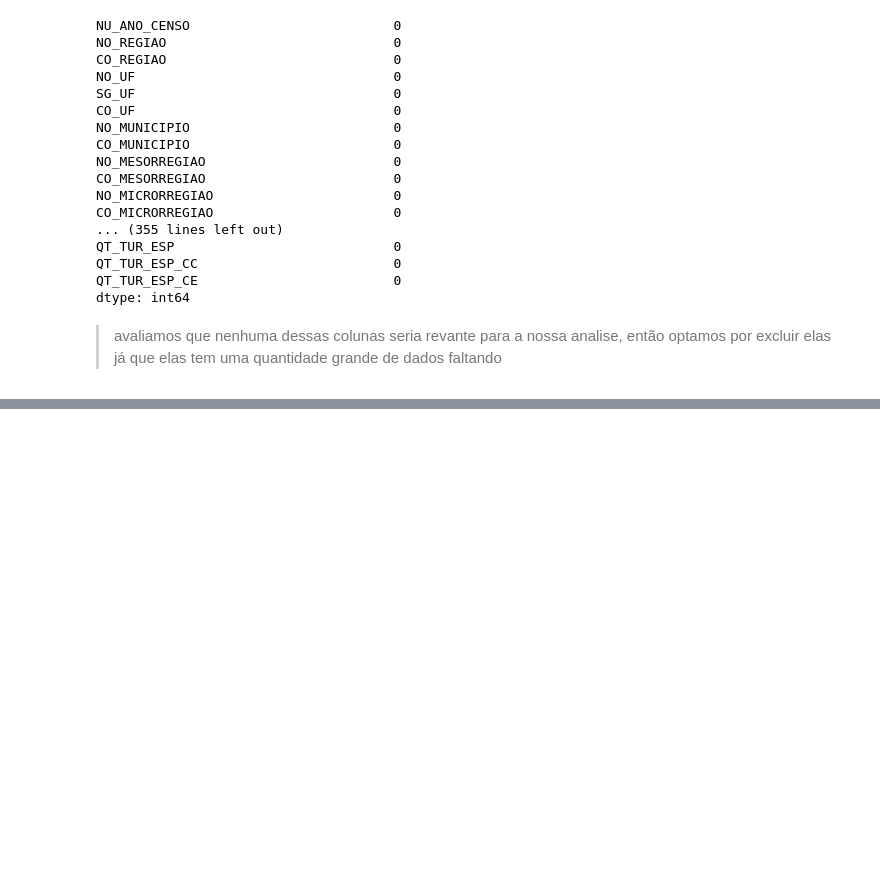
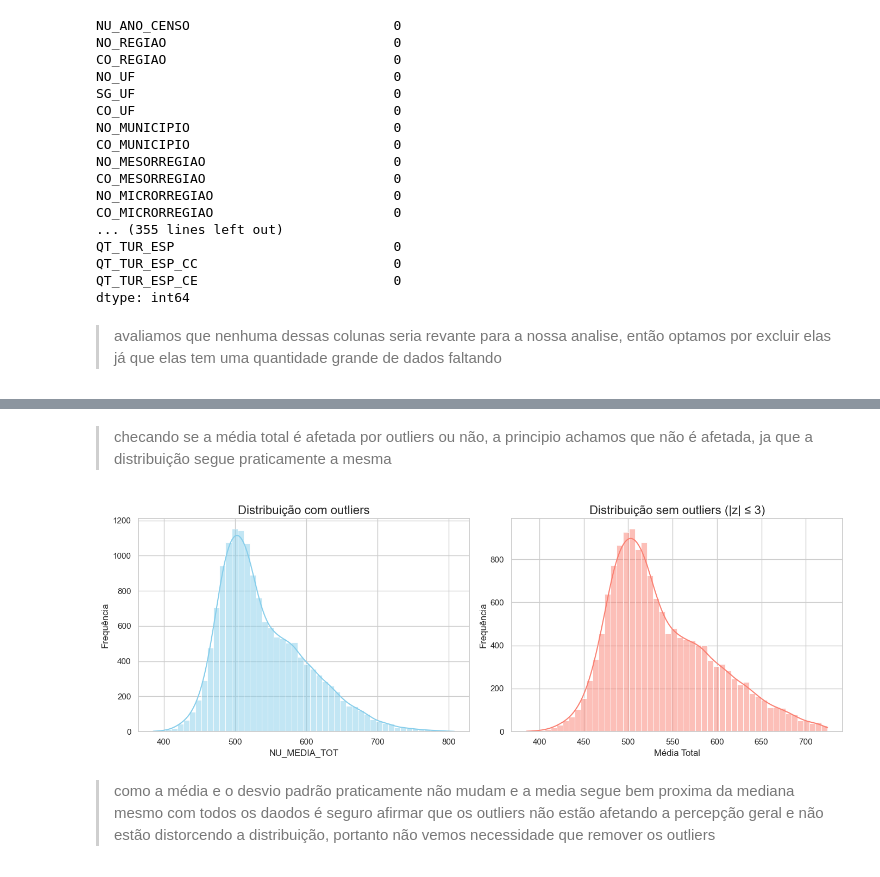
Before and after one commit to sofia-sartori/TF, a Jupyter notebook: analysis.ipynb, the cells around one changed output, grey strips where cells are left out. Saved outputs shown, nothing was run; the diff lists cells and outputs as text; code cells hidden in the pictures; blank space fills up the shorter version.

```diff
--- a/analysis.ipynb
+++ b/analysis.ipynb
@@ -265,0 +338,35 @@ df_censo.drop(axis=1,columns=columns_to_drop)
+# %% [markdown]
+> checando se a média total é afetada por outliers ou não, a principio achamos que não é afetada, ja que a distribuição segue praticamente a mesma
+# %%
+import seaborn as sns
+import matplotlib.pyplot as plt
+from sklearn.preprocessing import StandardScaler
+
+# --- Define limites para remoção de outliers com base no Z-score ---
+scaler = StandardScaler()
+df['Z_SCORE'] = scaler.fit_transform(df[['NU_MEDIA_TOT']])
+
+# Remove outliers com |z| > 3 na variável original
+df_sem_outliers = df[df['Z_SCORE'].abs() <= 3]
+
+# --- Plot: Histogramas lado a lado (sem normalização) ---
+fig, axes = plt.subplots(1, 2, figsize=(14, 5))
+
+# Com outliers
+sns.histplot(df['NU_MEDIA_TOT'], bins=50, kde=True, ax=axes[0], color='skyblue')
+axes[0].set_title('Distribuição com outliers', fontsize=16)
+axes[0].set_xlabel('NU_MEDIA_TOT')
+axes[0].set_ylabel('Frequência')
+
+# Sem outliers
+sns.histplot(df_sem_outliers['NU_MEDIA_TOT'], bins=50, kde=True, ax=axes[1], color='salmon')
+axes[1].set_title('Distribuição sem outliers (|z| ≤ 3)', fontsize=16)
+axes[1].set_xlabel('Média Total')
+axes[1].set_ylabel('Frequência')
+
+plt.tight_layout()
+plt.show()
+# %% [output]
+[figure, added]
+# %% [markdown]
+> como a média e o desvio padrão praticamente não mudam e a media segue bem proxima da mediana mesmo com todos os daodos é seguro afirmar que os outliers não estão afetando a percepção geral e não estão distorcendo a distribuição, portanto não vemos necessidade que remover os outliers
```
Also changed, not shown: parts of 24 cells of this notebook, 4 other files.
